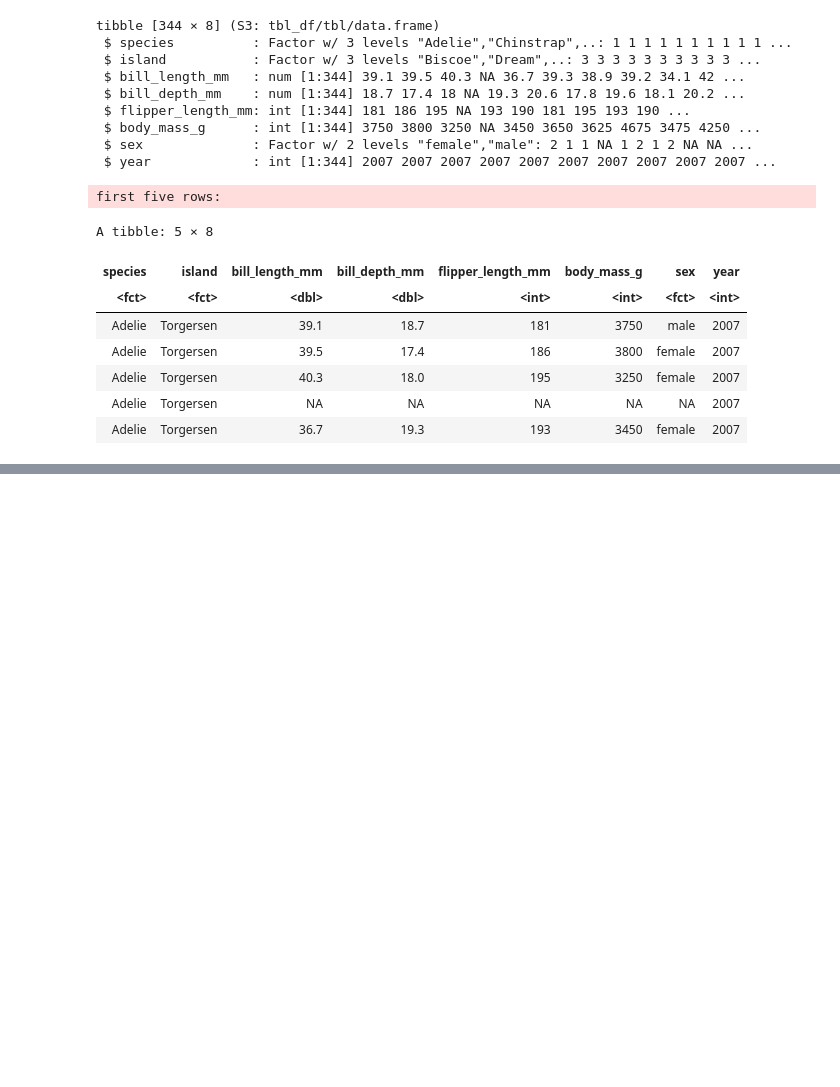
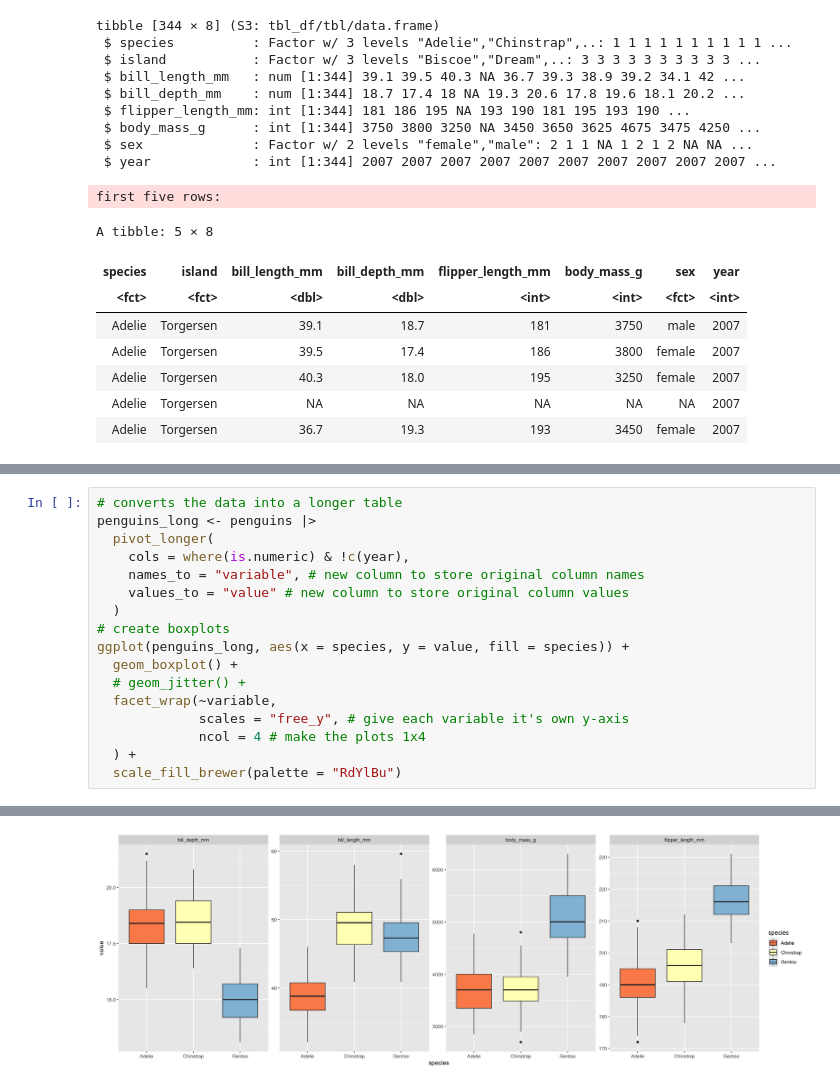
Before and after one commit to smpotts/palmerpenguins-vis-and-storytelling, a Jupyter notebook: palmer_penguins.ipynb, the cells around one changed output, grey strips where cells are left out. Cells and saved outputs as stored; diff of their text form; blank space fills up the shorter version.

```diff
--- a/palmer_penguins.ipynb
+++ b/palmer_penguins.ipynb
@@ -81,0 +140,18 @@ A tibble: 5 × 8
+# %%
+# converts the data into a longer table
+penguins_long <- penguins |>
+  pivot_longer(
+    cols = where(is.numeric) & !c(year),
+    names_to = "variable", # new column to store original column names
+    values_to = "value" # new column to store original column values
+  )
+# create boxplots
+ggplot(penguins_long, aes(x = species, y = value, fill = species)) +
+  geom_boxplot() +
+  # geom_jitter() +
+  facet_wrap(~variable,
+             scales = "free_y", # give each variable it's own y-axis
+             ncol = 4 # make the plots 1x4
+  ) +
+  scale_fill_brewer(palette = "RdYlBu")
+# %% [output]
@@ -81,0 +160 @@ A tibble: 5 × 8
+[figure, added]
```
Also changed, not shown: parts of 19 cells of this notebook.
